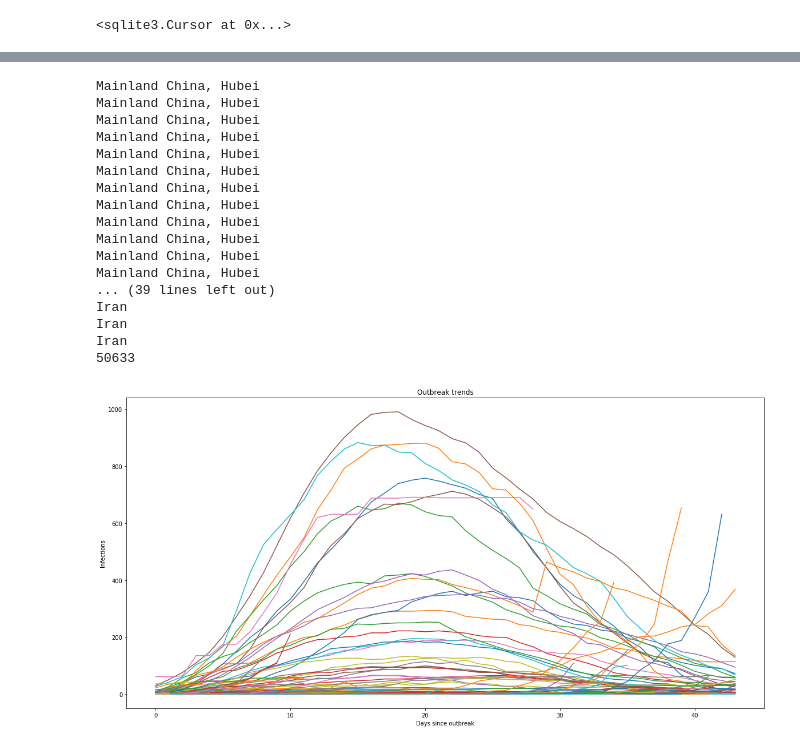
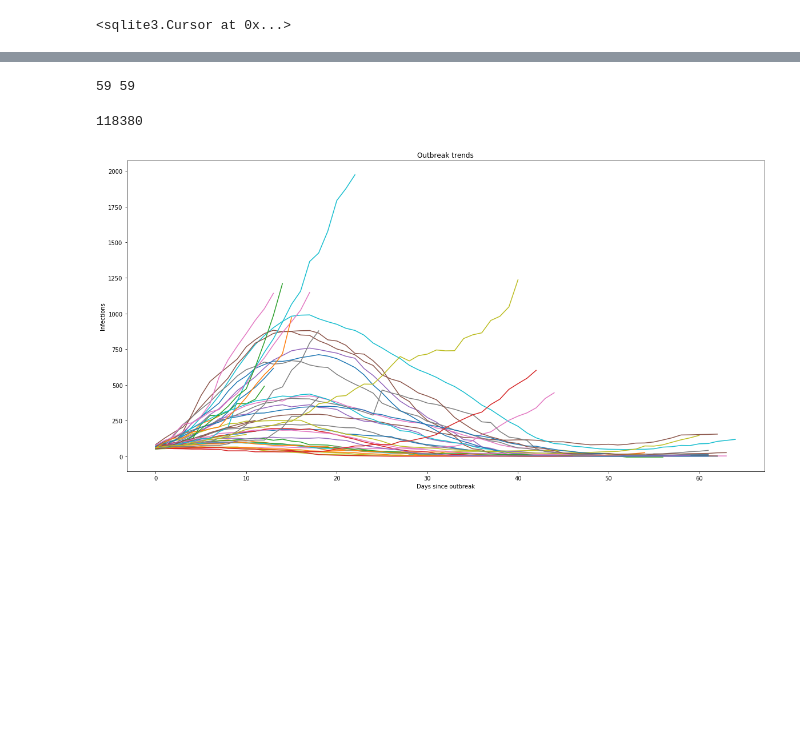
Before and after one commit to desmondcheongzx/COVID-19-Modelling, a Jupyter notebook: data/compile_data.ipynb, the cells around one changed output, grey strips where cells are left out. Cells and saved outputs as stored; diff of their text form; code cells hidden in the pictures; blank space fills up the shorter version.

```diff
--- a/data/compile_data.ipynb
+++ b/data/compile_data.ipynb
@@ -242,0 +184,18 @@ conn.commit()
+# %%
+c.execute('UPDATE locations SET country="Taiwan" WHERE location="Taiwan";')
+significant_locations[significant_locations.index('Taiwan*')] = 'Taiwan'
+
+c.execute('UPDATE locations SET country="South Korea" WHERE location="South Korea";')
+significant_locations[significant_locations.index('Korea, South')] = 'South Korea'
+
+significant_locations.remove('Diamond Princess')
+
+c.execute('UPDATE locations SET country="UK" WHERE location="UK";')
+significant_locations[significant_locations.index('United Kingdom')] = 'UK'
+
+pop_c.execute('UPDATE australia SET city="Australia, Queensland" WHERE city="Queensland";')
+pop_c.execute('UPDATE australia SET city="Australia, Victoria" WHERE city="Victoria";')
+pop_c.execute('UPDATE australia SET city="Australia, South Australia" WHERE city="South Australia";')
+
+conn_population.commit()
+conn.commit()
@@ -242,0 +278,22 @@ conn.commit()
+# %%
+all_locations = set()
+c.execute('SELECT distinct location FROM locations;')
+
+for row in c:
+    all_locations.add(row[0])
+
+for location in all_locations:
+    if location not in significant_locations:
+        c2.execute('DELETE FROM locations WHERE location="'+location+'";')
+conn.commit()
+# %%
+c.execute('SELECT location FROM locations;')
+
+included = set()
+
+for row in c:
+    included.add(row[0])
+
+print(len(significant_locations), len(included))
+# %% [output]
+59 59
@@ -248,60 +337,39 @@ plt.ylabel("Infections")
 
 maxxx = 0
 
-for row in df_recovered.iterrows():
-    city = row[1]['Province/State']
-    country = row[1]['Country/Region']
-    location = country
-    if (isinstance(city, str)):
-         location = location + ', ' + city
+for location in significant_locations:
 
     X = []
     Y = []
     start = False
     counter = 0
     include = True
     max_y = 0
 
-    c2.execute('SELECT infected FROM cities WHERE location="'+location+'";')
+    c2.execute('SELECT infected FROM locations WHERE location="'+location+'";')
     for entry in c2:
         if entry[0] > 2000:
-            print(location)
+            #print(location)
             include = False
-        if entry[0] > 0:
+        if entry[0] > 50:
             start = True
         if start != True:
             continue
         X.append(counter)
         counter += 1
         Y.append(entry[0])
         max_y = max(max_y, entry[0])
         maxxx = max(maxxx, entry[0])
 
 
     # Plot and show
     if include == True:
         plt.plot(X, Y)
 
 print(maxxx)
 plt.show()
 
 conn.commit()
 # %% [output]
-Mainland China, Hubei
-Mainland China, Hubei
-Mainland China, Hubei
-Mainland China, Hubei
-Mainland China, Hubei
-Mainland China, Hubei
-Mainland China, Hubei
-Mainland China, Hubei
-Mainland China, Hubei
-Mainland China, Hubei
-Mainland China, Hubei
-Mainland China, Hubei
-... (39 lines left out)
-Iran
-Iran
-Iran
-50633
+118380
-[figure, old version]
+[figure, new version]
```
Also changed, not shown: parts of 22 cells of this notebook.
